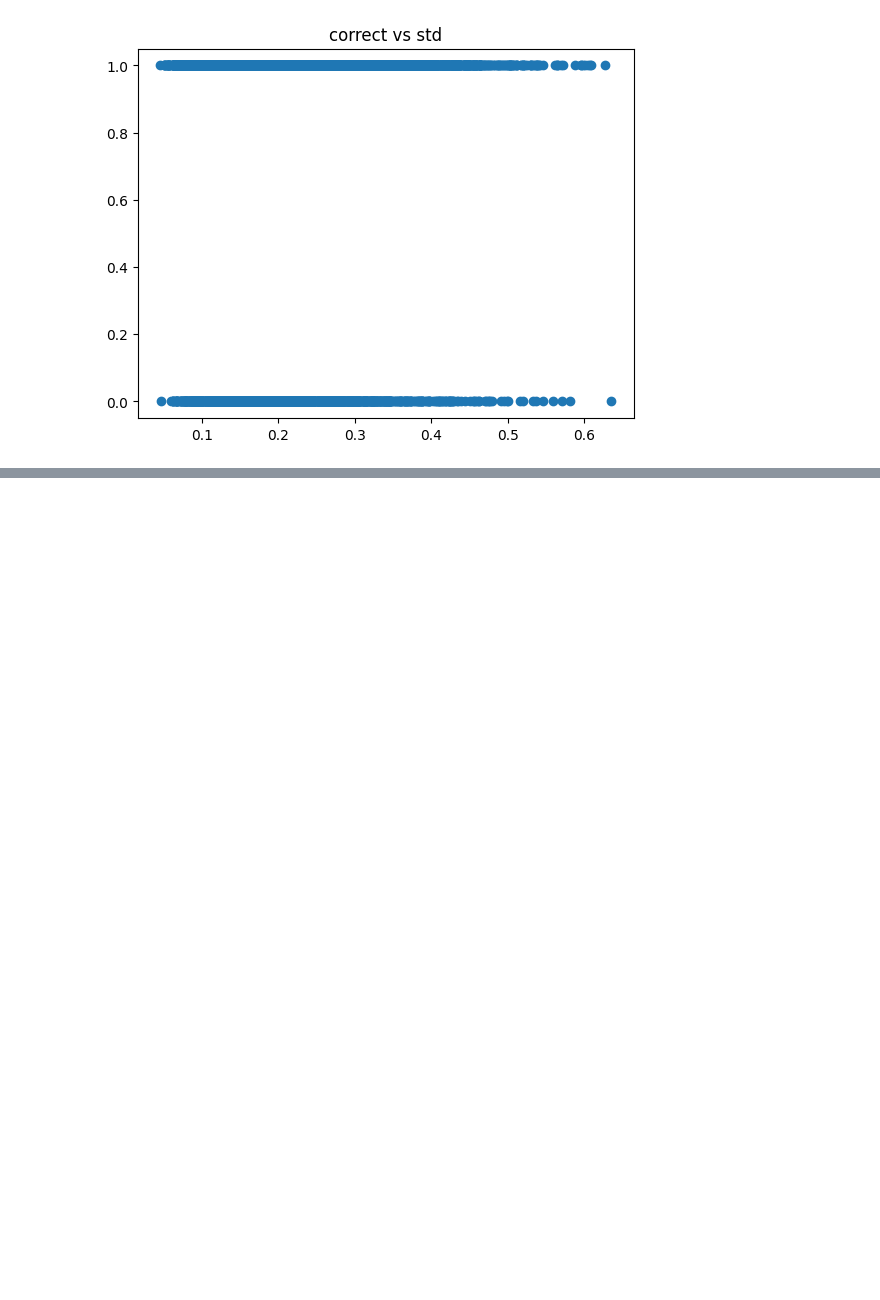
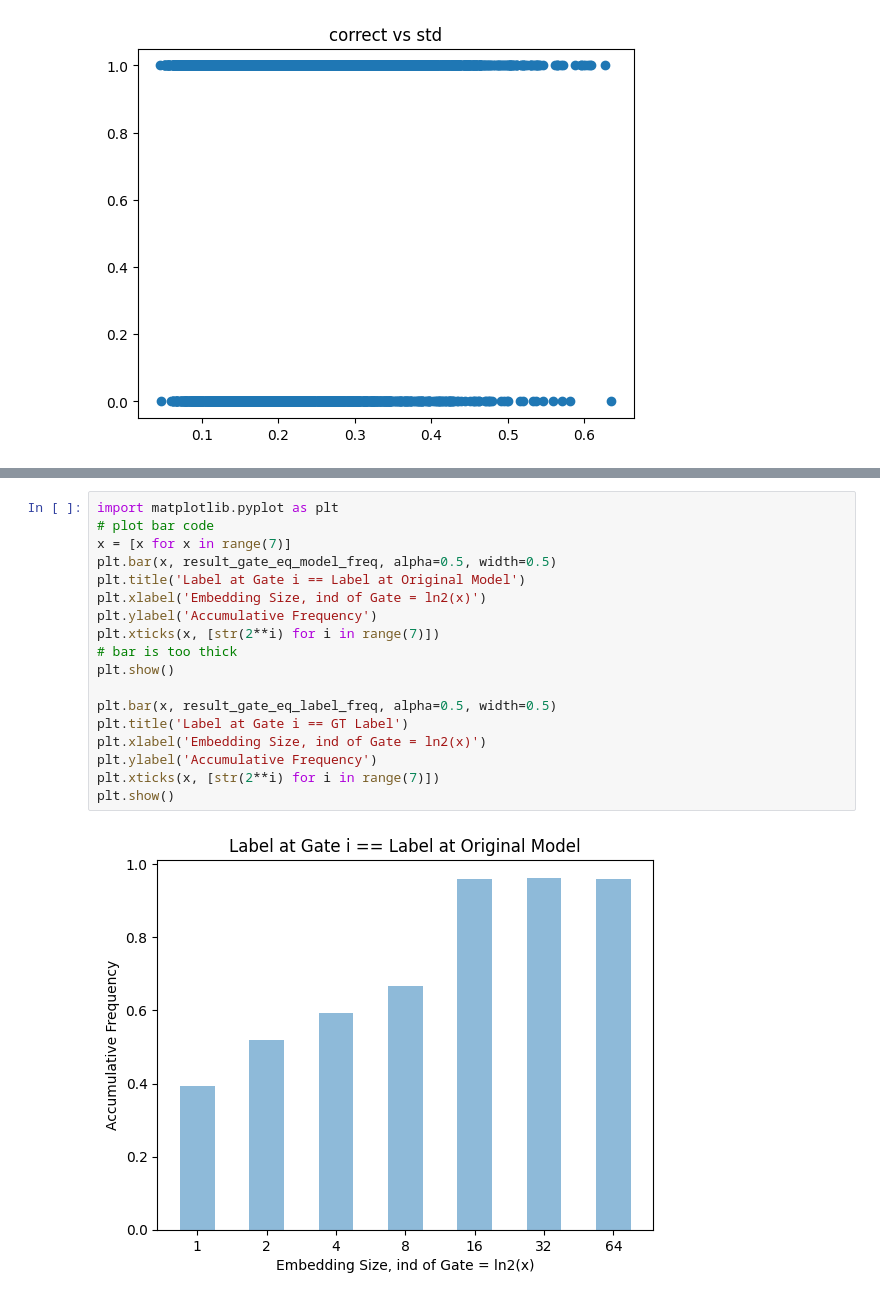
Before and after one commit to TonyPeng-2018/Adaptfilter, a Jupyter notebook: util_cal_time.ipynb, the cells around one changed output, grey strips where cells are left out. Drawn from its saved outputs; the diff is of its cells as text; blank space fills up the shorter version.

```diff
--- a/util_cal_time.ipynb
+++ b/util_cal_time.ipynb
@@ -245,0 +491,20 @@ for ind, (img, label) in enumerate(tqdm(val)):
+# %%
+import matplotlib.pyplot as plt
+# plot bar code
+x = [x for x in range(7)]
+plt.bar(x, result_gate_eq_model_freq, alpha=0.5, width=0.5)
+plt.title('Label at Gate i == Label at Original Model')
+plt.xlabel('Embedding Size, ind of Gate = ln2(x)')
+plt.ylabel('Accumulative Frequency')
+plt.xticks(x, [str(2**i) for i in range(7)])
+# bar is too thick
+plt.show()
+
+plt.bar(x, result_gate_eq_label_freq, alpha=0.5, width=0.5)
+plt.title('Label at Gate i == GT Label')
+plt.xlabel('Embedding Size, ind of Gate = ln2(x)')
+plt.ylabel('Accumulative Frequency')
+plt.xticks(x, [str(2**i) for i in range(7)])
+plt.show()
+# %% [output]
+[figure, added]
```
Also changed, not shown: parts of 8 cells of this notebook, 20 other files.
